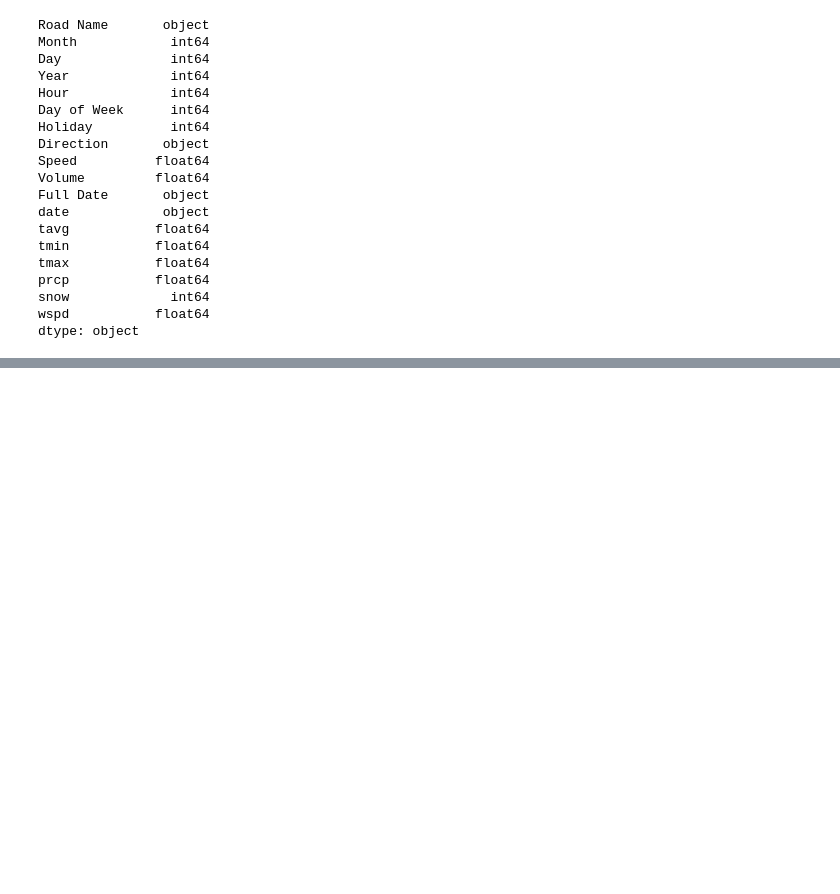
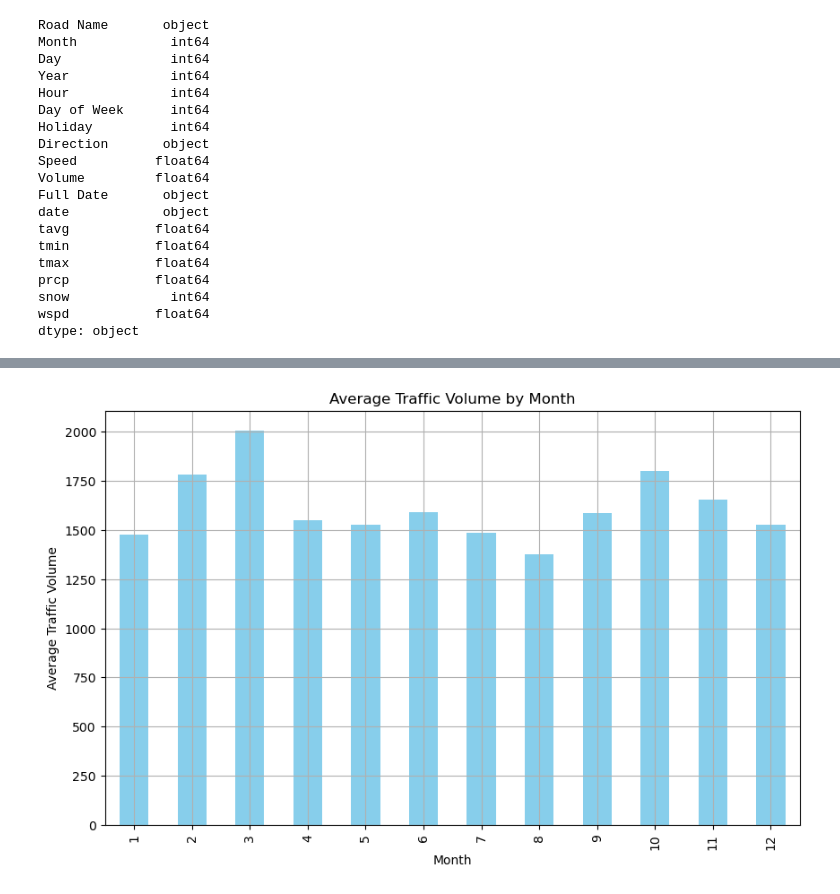
Before and after one commit to jennamferguson/AMLProject_Traffic, a Jupyter notebook: Traffic_EDA.ipynb, the cells around one changed output, grey strips where cells are left out. Drawn from its saved outputs; the diff is of its cells as text; code cells hidden in the pictures; blank space fills up the shorter version.

```diff
--- a/Traffic_EDA.ipynb
+++ b/Traffic_EDA.ipynb
@@ -99,0 +138,12 @@ dtype: object
+# %%
+# 4. Monthly Patterns
+monthly_volume = data.groupby('Month')['Volume'].mean()
+plt.figure(figsize=(10, 6))
+monthly_volume.plot(kind='bar', color='skyblue')
+plt.title('Average Traffic Volume by Month')
+plt.xlabel('Month')
+plt.ylabel('Average Traffic Volume')
+plt.grid()
+plt.show()
+# %% [output]
+[figure, added]
```
Also changed, not shown: parts of 4 cells of this notebook.
